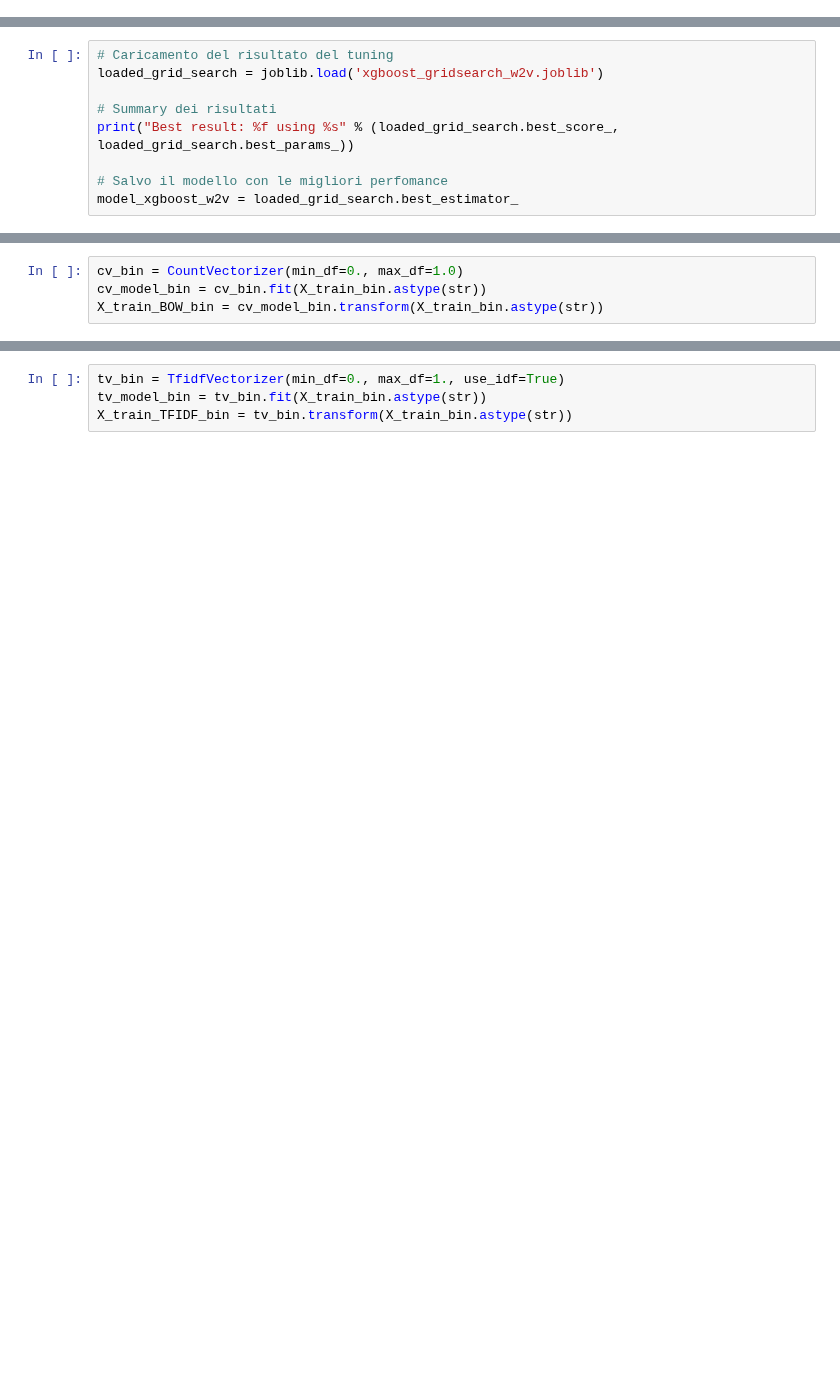
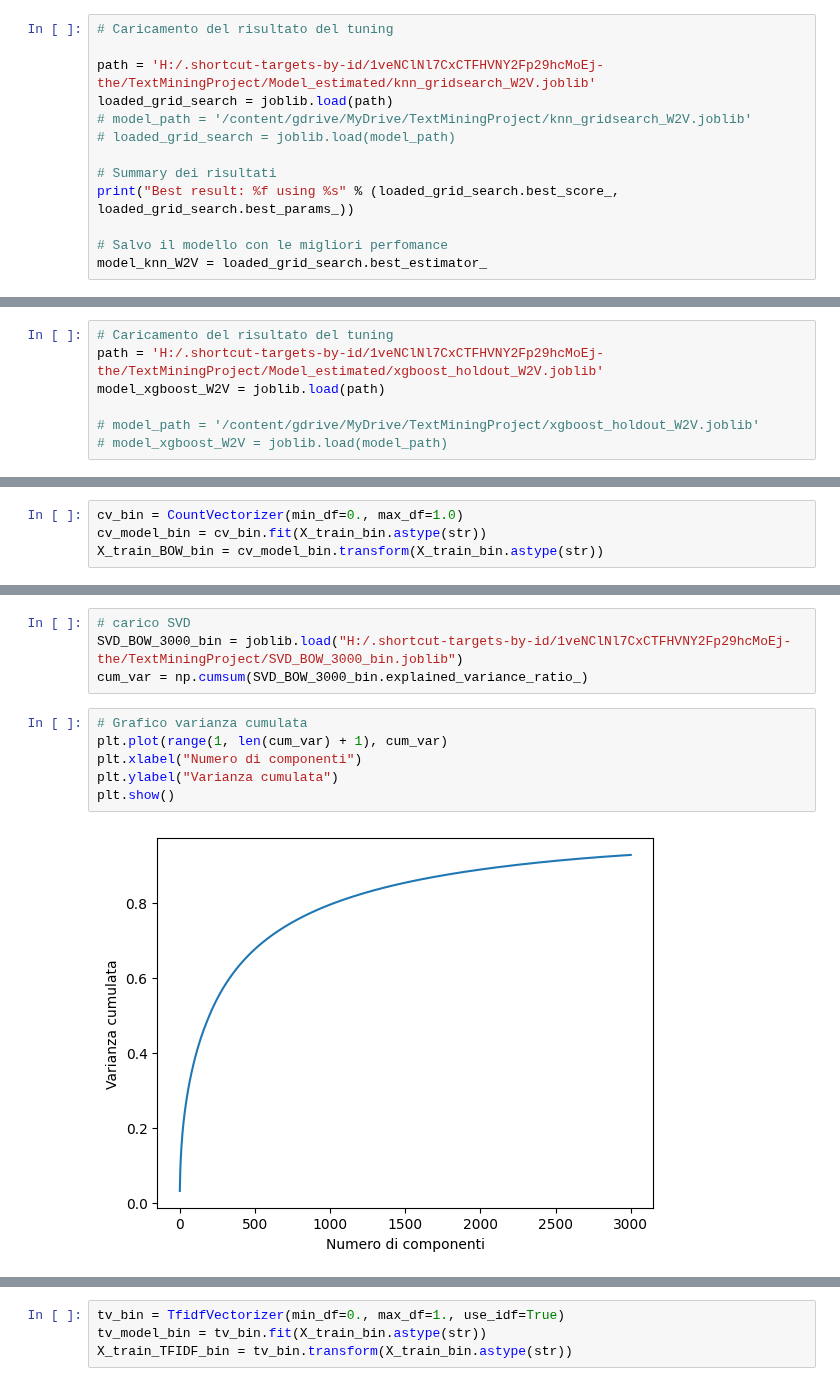
Before and after one commit to rmarconzini/amazon-fine-food-reviews-classification-clustering, a Jupyter notebook: Classification2.ipynb, the cells around one changed output, grey strips where cells are left out. Saved outputs shown, nothing was run; the diff lists cells and outputs as text; blank space fills up the shorter version.

```diff
--- a/Classification2.ipynb
+++ b/Classification2.ipynb
@@ -911,3 +873,16 @@ model_rf_w2v = loaded_grid_search.best_estimator_
+# %%
+# Caricamento del risultato del tuning
+
+path = 'H:/.shortcut-targets-by-id/1veNClNl7CxCTFHVNY2Fp29hcMoEj-the/TextMiningProject/Model_estimated/knn_gridsearch_W2V.joblib'
+loaded_grid_search = joblib.load(path)
+# model_path = '/content/gdrive/MyDrive/TextMiningProject/knn_gridsearch_W2V.joblib'
+# loaded_grid_search = joblib.load(model_path)
+
+# Summary dei risultati
+print("Best result: %f using %s" % (loaded_grid_search.best_score_, loaded_grid_search.best_params_))
+
+# Salvo il modello con le migliori perfomance
+model_knn_W2V = loaded_grid_search.best_estimator_
 # %% [markdown]
 ##### XGBoost
 # %% [markdown]
@@ -948,12 +946,10 @@ joblib.dump(grid_result, model_path)
-# %%
-# Caricamento del risultato del tuning
-loaded_grid_search = joblib.load('xgboost_gridsearch_w2v.joblib')
-
-# Summary dei risultati
-print("Best result: %f using %s" % (loaded_grid_search.best_score_, loaded_grid_search.best_params_))
-
-# Salvo il modello con le migliori perfomance
-model_xgboost_w2v = loaded_grid_search.best_estimator_
+# %%
+# Caricamento del risultato del tuning
+path = 'H:/.shortcut-targets-by-id/1veNClNl7CxCTFHVNY2Fp29hcMoEj-the/TextMiningProject/Model_estimated/xgboost_holdout_W2V.joblib'
+model_xgboost_W2V = joblib.load(path)
+
+# model_path = '/content/gdrive/MyDrive/TextMiningProject/xgboost_holdout_W2V.joblib'
+# model_xgboost_W2V = joblib.load(model_path)
 # %% [markdown]
 ### Analisi dei risultati
 # %%
@@ -1047,0 +1084,12 @@ print(SVD_BOW_bin.explained_variance_ratio_.sum())
+# %%
+# carico SVD
+SVD_BOW_3000_bin = joblib.load("H:/.shortcut-targets-by-id/1veNClNl7CxCTFHVNY2Fp29hcMoEj-the/TextMiningProject/SVD_BOW_3000_bin.joblib")
+cum_var = np.cumsum(SVD_BOW_3000_bin.explained_variance_ratio_)
+# %%
+# Grafico varianza cumulata
+plt.plot(range(1, len(cum_var) + 1), cum_var)
+plt.xlabel("Numero di componenti")
+plt.ylabel("Varianza cumulata")
+plt.show()
+# %% [output]
+[figure, added]
```
Also changed, not shown: parts of 111 cells of this notebook.
